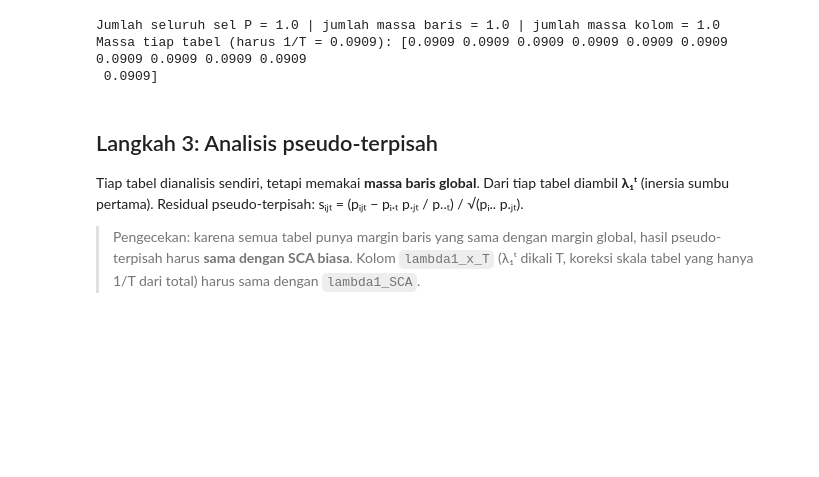
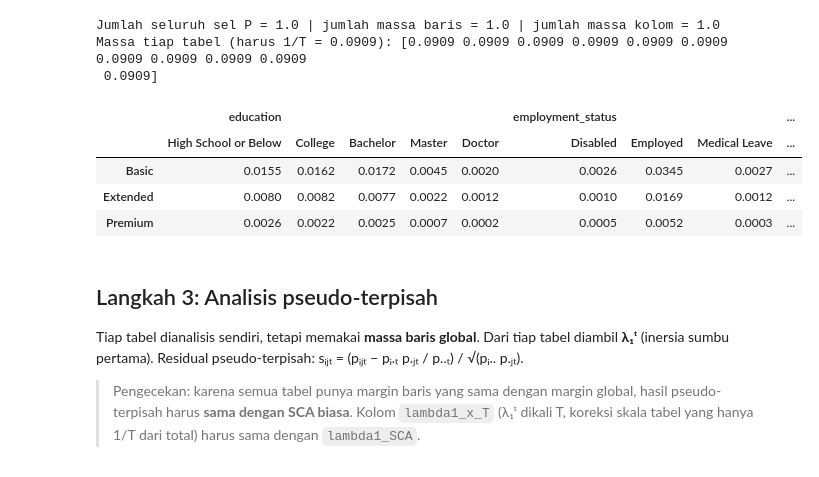
Before and after one commit to aeyy0315/TA_10123048, a Jupyter notebook: 3_mfact.ipynb, the cells around one changed output. Cells and saved outputs as stored; diff of their text form; code cells hidden in the pictures; blank space fills up the shorter version.

```diff
--- a/3_mfact.ipynb
+++ b/3_mfact.ipynb
@@ -182,6 +182,14 @@ print('Massa tiap tabel (harus 1/T = %.4f):' % (1/M['T']), np.round([M['pc'][M['
 Jumlah seluruh sel P = 1.0 | jumlah massa baris = 1.0 | jumlah massa kolom = 1.0
 Massa tiap tabel (harus 1/T = 0.0909): [0.0909 0.0909 0.0909 0.0909 0.0909 0.0909 0.0909 0.0909 0.0909 0.0909
  0.0909]
+# %%
+display(P)
+# %% [output]
+|  | education |  |  |  |  | employment_status |  |  | ... |
+|  | High School or Below | College | Bachelor | Master | Doctor | Disabled | Employed | Medical Leave | ... |
+| Basic | 0.0155 | 0.0162 | 0.0172 | 0.0045 | 0.0020 | 0.0026 | 0.0345 | 0.0027 | ... |
+| Extended | 0.0080 | 0.0082 | 0.0077 | 0.0022 | 0.0012 | 0.0010 | 0.0169 | 0.0012 | ... |
+| Premium | 0.0026 | 0.0022 | 0.0025 | 0.0007 | 0.0002 | 0.0005 | 0.0052 | 0.0003 | ... |
 # %% [markdown]
 ## Langkah 3: Analisis pseudo-terpisah
 Tiap tabel dianalisis sendiri, tetapi memakai **massa baris global**. Dari tiap tabel diambil **λ₁ᵗ** (inersia sumbu pertama).
```
Also changed, not shown: parts of 5 cells of this notebook, 1 other file.
